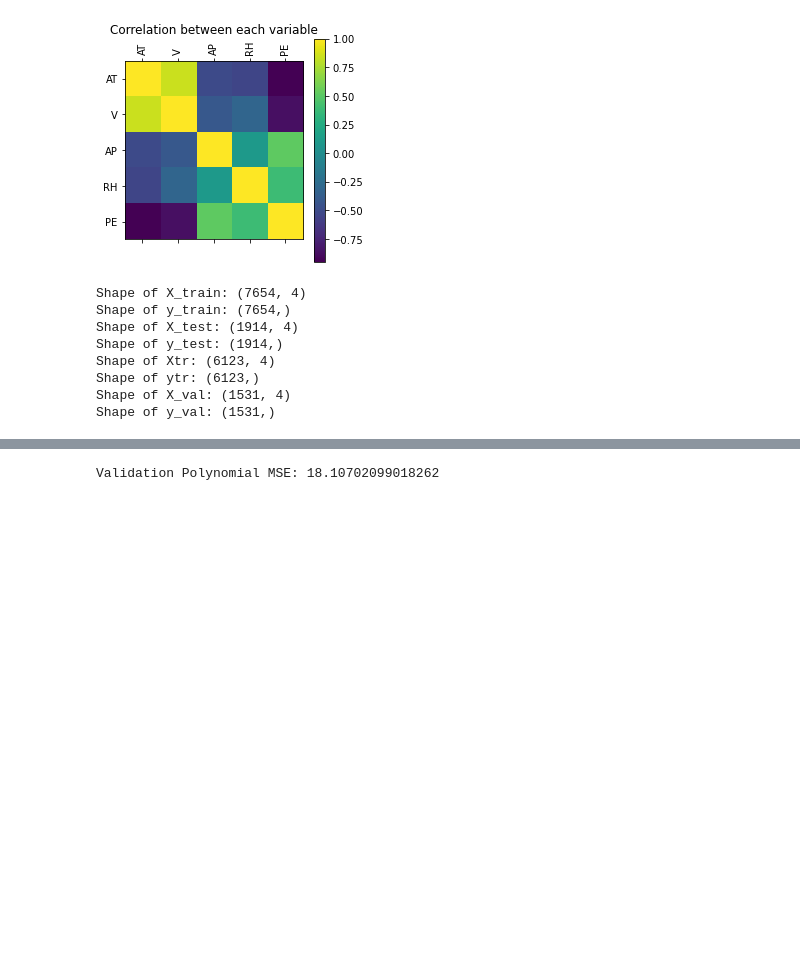
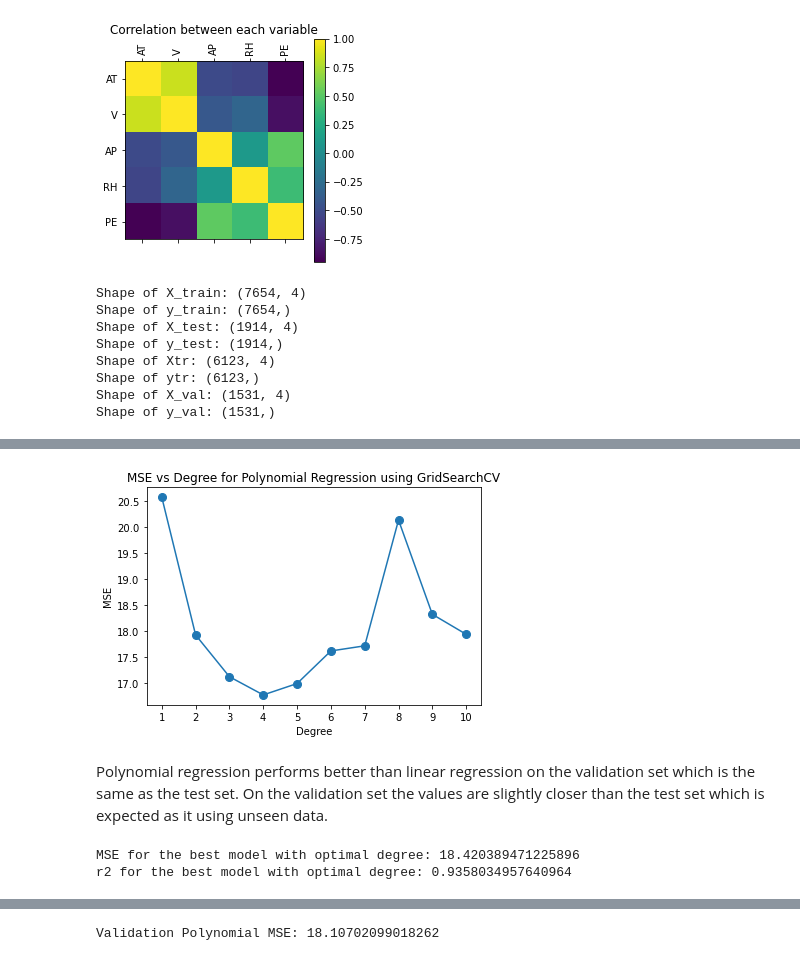
Before and after one commit to Courtsy/Intro-to-AI, a Jupyter notebook: AICoursework.ipynb, the cells around one changed output, grey strips where cells are left out. Saved outputs shown, nothing was run; the diff lists cells and outputs as text; code cells hidden in the pictures; blank space fills up the shorter version.

```diff
--- a/AICoursework.ipynb
+++ b/AICoursework.ipynb
@@ -208,0 +156,23 @@ Validation Polynomial MSE: [22.3313582551328, 19.44093225177628, 18.938506018238
+# %%
+#using k fold cross validation on the linear regression model for the validation set using both MSE and r2.
+from sklearn.model_selection import KFold, cross_val_score
+
+kf = KFold(n_splits=5, shuffle=True, random_state=42)
+linreg = LinearRegression()
+mse_scores = cross_val_score(linreg, Xtr, ytr, cv=kf, scoring='neg_mean_squared_error')
+r2_scores = cross_val_score(linreg, Xtr, ytr, cv=kf, scoring='r2')
+
+mse_lr_cv = -mse_scores.mean()
+r2_lr_cv = r2_scores.mean()
+
+print(f"KFold Cross Validation MSE: {mse_lr_cv}")
+print(f"KFold Cross Validation R2: {r2_lr_cv}")
+
+linreg_final = LinearRegression()
+linreg_final.fit(Xtr, ytr)
+y_pred_val = linreg_final.predict(X_val)
+mse_val = mean_squared_error(y_val, y_pred_val)
+r2_val = r2_score(y_val, y_pred_val)
+
+print(f"Validation Set MSE: {mse_val}")
+print(f"Validation Set R2: {r2_val}")
@@ -208,0 +252,42 @@ Validation Polynomial MSE: [22.3313582551328, 19.44093225177628, 18.938506018238
+# %%
+#plotting a graph to show how MSE changes for the 'degree' used for the polynomial regression hyperparameter
+import matplotlib.pyplot as plt
+import numpy as np
+
+#calculating the cross-validated MSE mean scores for each degree to be able to plot on the y axis
+mse_scores = -grid_search.cv_results_['mean_test_score']
+
+#extracting the values used for degree to be able to plot on the x axis
+degrees = param_grid['polynomial_features__degree']
+
+#plotting the graph for MSE vs Degree
+plt.plot(degrees, mse_scores, marker='o', linestyle='-', markersize=8)
+plt.xlabel('Degree')
+plt.ylabel('MSE')
+plt.title('MSE vs Degree for Polynomial Regression using GridSearchCV')
+plt.xticks(np.arange(min(degrees), max(degrees)+1, 1.0))
+
+
+plt.show()
+# %% [output]
+[figure, added]
+# %% [markdown]
+Polynomial regression performs better than linear regression on the validation set which is the same as the test set. On the validation set the values are slightly closer than the test set which is expected as it using unseen data.
+# %%
+from sklearn.metrics import mean_squared_error
+
+#fitting the best model found in previous step to the training data
+best_model.fit(Xtr, ytr)
+
+# Make predictions on the test set
+y_pred = best_model.predict(X_val)
+
+# Calculate the MSE between the test set and the predictions
+mse = mean_squared_error(y_val, y_pred)
+r2 = r2_score(y_val, y_pred)
+
+print(f"MSE for the best model with optimal degree: {mse}")
+print(f"r2 for the best model with optimal degree: {r2}")
+# %% [output]
+MSE for the best model with optimal degree: 18.420389471225896
+r2 for the best model with optimal degree: 0.9358034957640964
```
Also changed, not shown: parts of 56 cells of this notebook.
